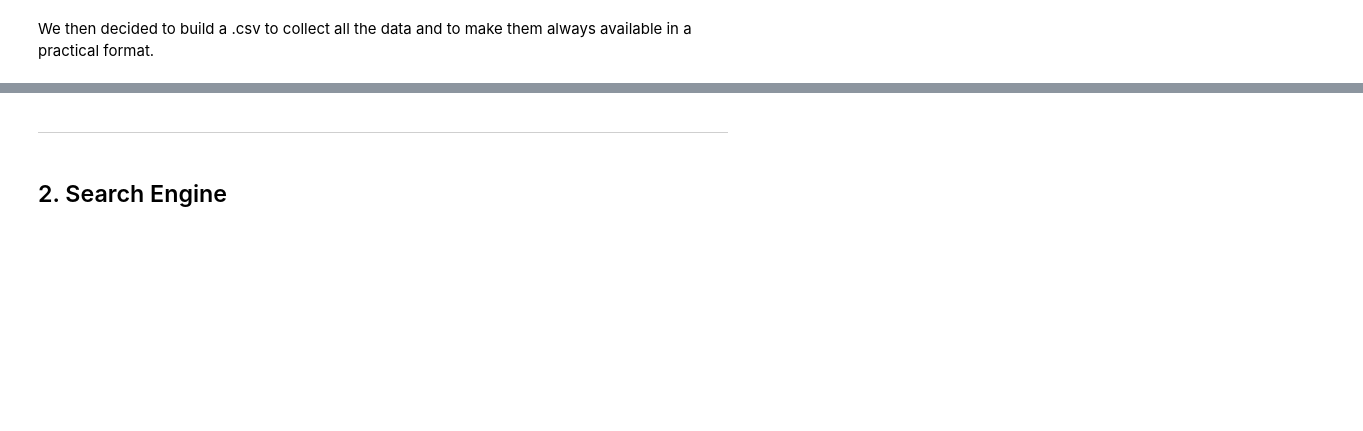
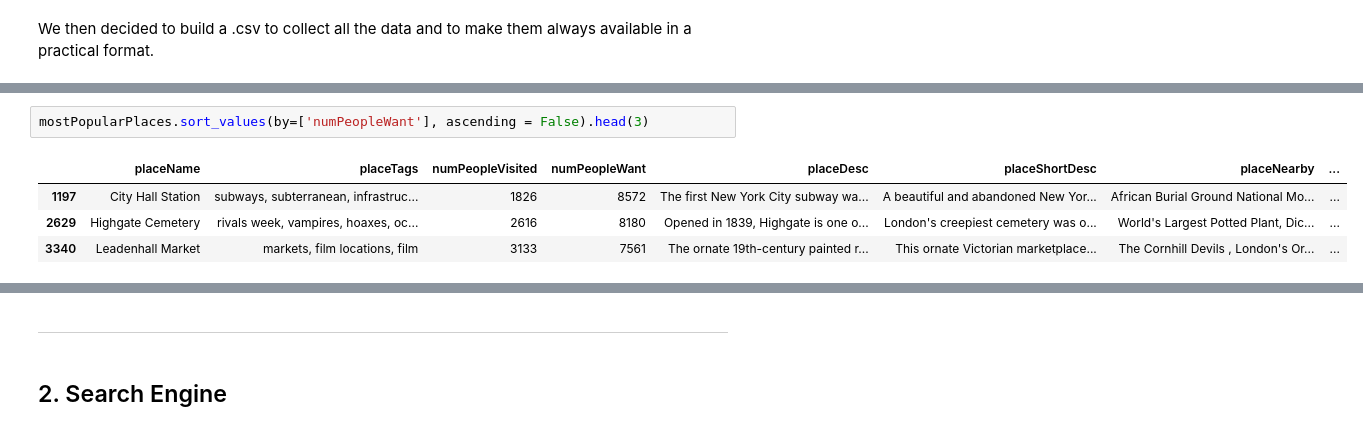
Before and after one commit to LucaFabri99/3HW-ADM-Fabri.Dinino.Aur, a Jupyter notebook: main.ipynb, the cells around one changed output, grey strips where cells are left out. Drawn from its saved outputs; the diff is of its cells as text; blank space fills up the shorter version.

```diff
--- a/main.ipynb
+++ b/main.ipynb
@@ -327,0 +214,7 @@ We now have the whole dataset and we are ready to start building the search engi
+# %%
+mostPopularPlaces.sort_values(by=['numPeopleWant'], ascending = False).head(3)
+# %% [output]
+|  | placeName | placeTags | numPeopleVisited | numPeopleWant | placeDesc | placeShortDesc | placeNearby | ... |
+| 1197 | City Hall Station | subways, subterranean, infrastruc... | 1826 | 8572 | The first New York City subway wa... | A beautiful and abandoned New Yor... | African Burial Ground National Mo... | ... |
+| 2629 | Highgate Cemetery | rivals week, vampires, hoaxes, oc... | 2616 | 8180 | Opened in 1839, Highgate is one o... | London's creepiest cemetery was o... | World's Largest Potted Plant, Dic... | ... |
+| 3340 | Leadenhall Market | markets, film locations, film | 3133 | 7561 | The ornate 19th-century painted r... | This ornate Victorian marketplace... | The Cornhill Devils , London's Or... | ... |
```
Also changed, not shown: parts of 47 cells of this notebook, 1 other file.
